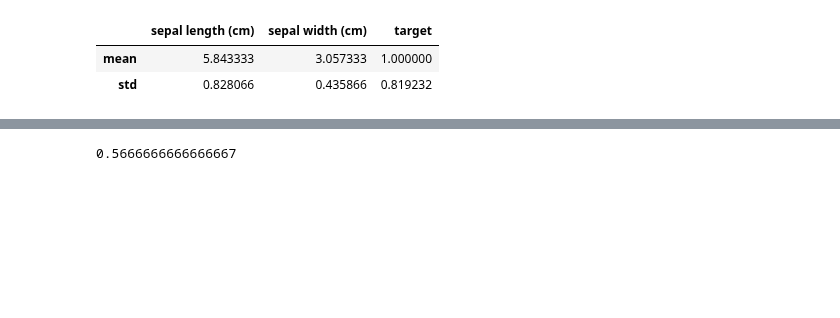
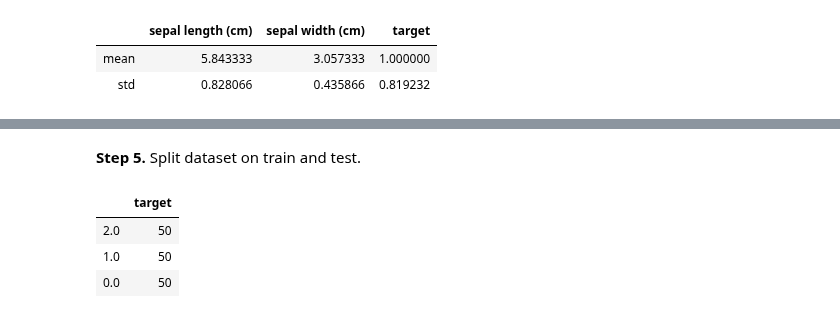
Before and after one commit to ZakharovAleksey/Study, a Jupyter notebook: Machine Learning/Yandex_specialization/trees.ipynb, the cells around one changed output, grey strips where cells are left out. Cells and saved outputs as stored; diff of their text form; code cells hidden in the pictures; blank space fills up the shorter version.

```diff
--- a/Machine Learning/Yandex_specialization/trees.ipynb
+++ b/Machine Learning/Yandex_specialization/trees.ipynb
@@ -17,8 +15,7 @@ dict_keys(['data', 'target', 'target_names', 'DESCR', 'feature_names', 'filename
 # %%
-n = data.target.shape[0]
 n_features = 2
 df = pd.DataFrame(
-    data = np.hstack((data.data[:, :n_features], data.target.reshape(n, 1))),
+    data = np.hstack((data.data[:, :n_features], data.target[:, np.newaxis])),
     columns = np.hstack((data.feature_names[:n_features], ['target']))
 )
 df.head()
@@ -53,3 +69,12 @@ display(df.describe().iloc[1:3, :])
+# %% [markdown]
+**Step 5.** Split dataset on train and test.
+# %%
+pd.DataFrame(df.target.value_counts())
+# %% [output]
+|  | target |
+| 2.0 | 50 |
+| 1.0 | 50 |
+| 0.0 | 50 |
 # %%
 from sklearn.model_selection import train_test_split
 X = df.iloc[:, :-1].values
@@ -68,11 +85,0 @@ X_test = scaler.transform(X_test)
-# %%
-from sklearn.model_selection import cross_val_score
-from sklearn.tree import DecisionTreeClassifier as DTC
-
-clf = DTC(random_state=1)
-clf.fit(X_train, y_train)
-
-score = cross_val_score(clf, X_test, y_test, scoring='f1_micro', cv=10)
-np.abs(score).mean()
-# %% [output]
-0.5666666666666667
```
Also changed, not shown: parts of 25 cells of this notebook.
